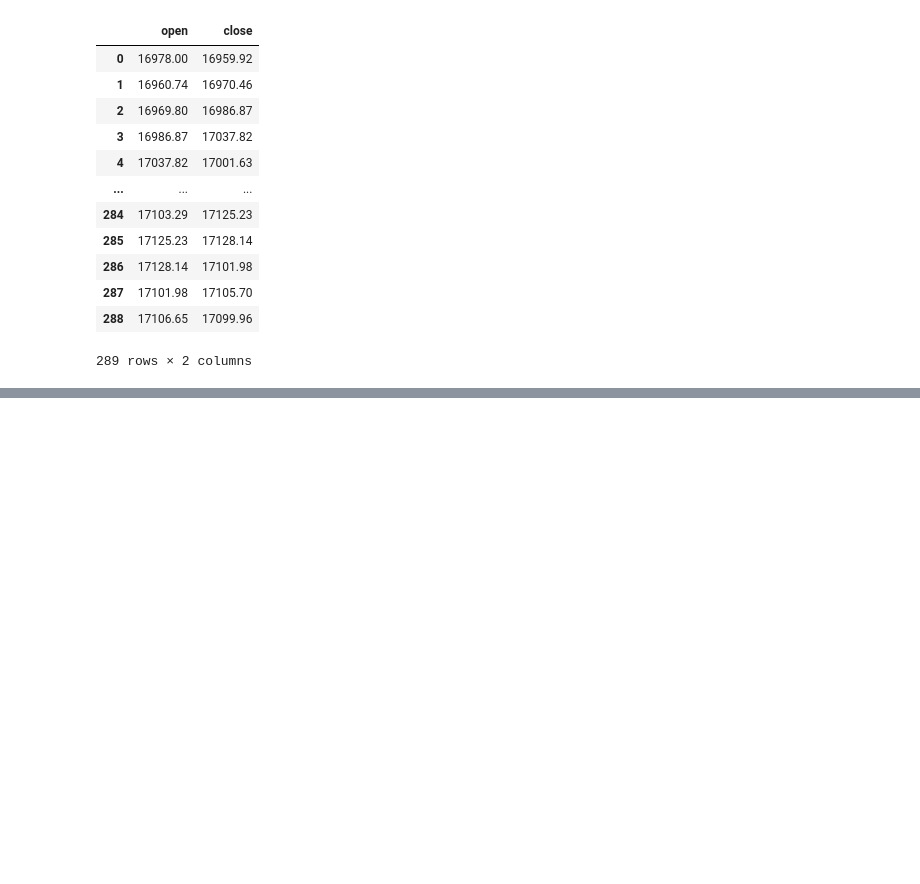
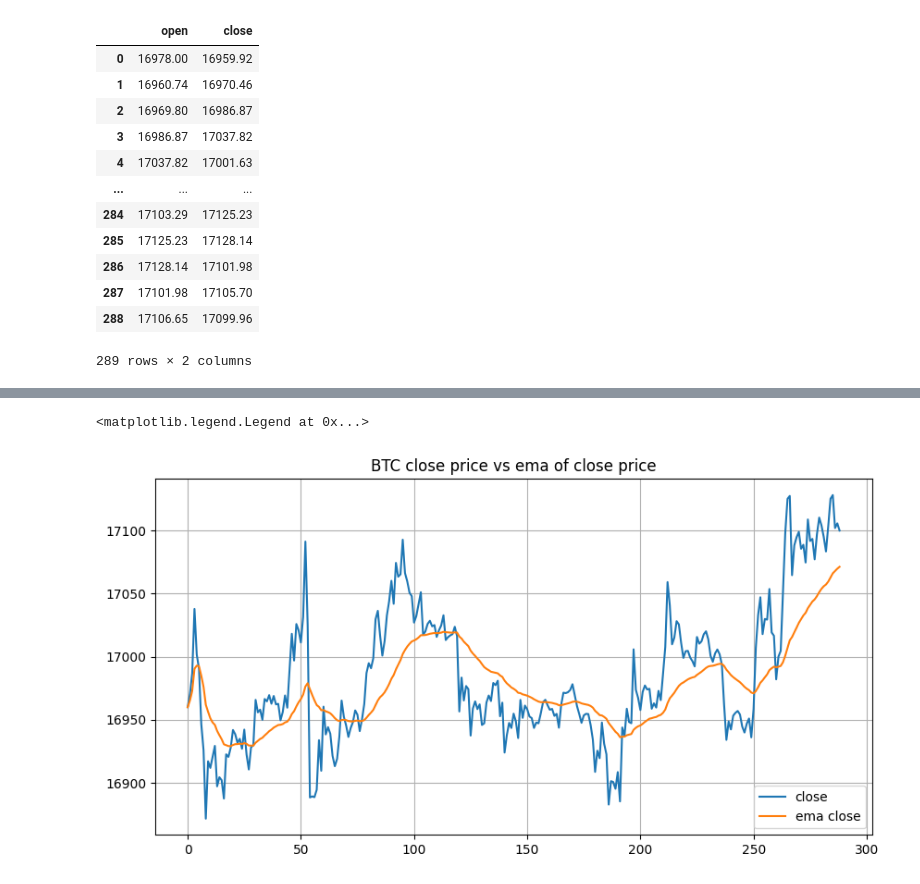
Before and after one commit to NaolGB/Long-Reward-Labeling, a Jupyter notebook: labeling.ipynb, the cells around one changed output, grey strips where cells are left out. Drawn from its saved outputs; the diff is of its cells as text; code cells hidden in the pictures; blank space fills up the shorter version.

```diff
--- a/labeling.ipynb
+++ b/labeling.ipynb
@@ -32,0 +30,2 @@ ValueError: Must pass one of comass, span, halflife, or alpha
+# %%
+df['close_ema'] = df['close'].ewm(alpha=alpha_values[0]).mean()
@@ -32,0 +48,15 @@ ValueError: Must pass one of comass, span, halflife, or alpha
+# %%
+# close vs ema close
+plt.figure(figsize=(10, 5))
+
+plt.subplot()
+plt.plot(df['close'], label = 'close')
+plt.plot(df['close_ema'], label = 'ema close')
+plt.grid()
+plt.title("BTC close price vs ema of close price")
+plt.legend(
+    loc='lower right'
+)
+# %% [output]
+<matplotlib.legend.Legend at 0x...>
+[figure, added]
```
Also changed, not shown: parts of 6 cells of this notebook.
